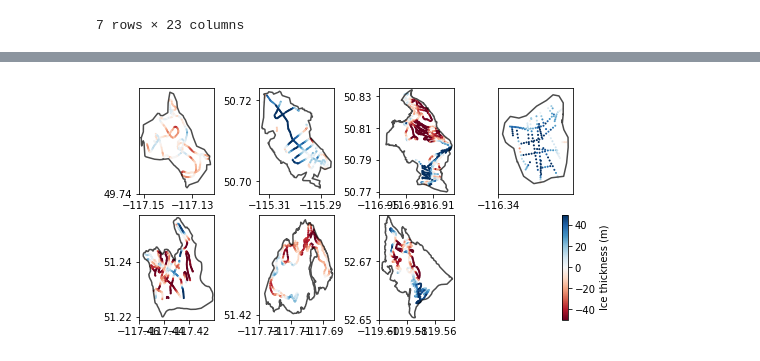
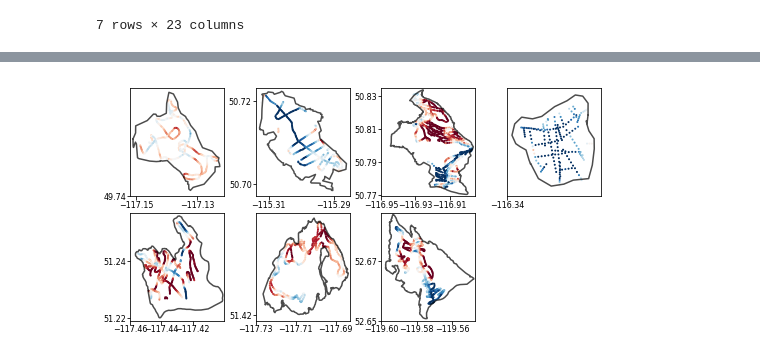
Before and after one commit to bpelto/OGGM-Columbia-Project, a Jupyter notebook: oggm_gpr_comp_plot.ipynb, the cells around one changed output, grey strips where cells are left out. Drawn from its saved outputs; the diff is of its cells as text; code cells hidden in the pictures.

```diff
--- a/oggm_gpr_comp_plot.ipynb
+++ b/oggm_gpr_comp_plot.ipynb
@@ -84,6 +78,6 @@ shape
 | 6 | RGI60-02.02171 | G243070E50807N | 20049999 | 20069999 | -116.930 | 50.8069 | 2 | 3 | 16.898 | 1855 | ... | ... |
 7 rows × 23 columns
 # %%
-df = pd.read_csv(products_dir + glacier[num] + '_MBgrad.csv')
-df['GPR-oggm']
+# df = pd.read_csv(products_dir + glacier[num] + '_MBgrad.csv')
+# df['GPR-oggm']
 # %% [output]
@@ -108,4 +85,10 @@ df['GPR-oggm']
 # %%
+font = {'family' : 'Optima',
+        'weight' : 'normal',
+        'size'   : 8}
+
+plt.rc('font', **font)
+
 f, axarr = plt.subplots(2, 4, sharey=False, sharex=False, figsize=(7,3.5))#(12, 6))
 j, k = 0, 0
 
@@ -118,35 +101,38 @@ for i in range(7):
     df = pd.read_csv(products_dir + glacier[num] + '_MBgrad.csv')  #read in csv containing inversion data
 
 #     df=DF_Final[DF_Final.index==i]
+
+    # df['GPR-oggm'] is calculated in MB_gradient_comp_1glacier_gpr
     im = axarr[j, k].scatter(df.lon, df.lat, c=df['GPR-oggm'], cmap='RdBu', vmax=50, vmin=-50, s=1.)
 #     axarr[j, k].set_title(glacier[i])
 
     x,y=shape['geometry'][GIDX[count]].exterior.xy
     axarr[j, k].plot(x,y,color='k',alpha=0.7)
 
     ymin = np.round(min(y),3) -0.001
     ymax = np.round(max(y),3) + 0.001
     xmin = np.round(min(x),3) -0.001
     xmax = np.round(max(x),3) + 0.001
 
     axarr[j, k].set_xlim(xmin, xmax )
     axarr[j, k].set_ylim(ymin, ymax )
     axarr[j, k].set_xticks(np.round(np.arange(xmin, xmax, 0.02),2))
     axarr[j, k].ticklabel_format(useOffset=False)
+    axarr[j, k].tick_params(pad=0.5)
     axarr[1, 3].axis('off')
     axarr[j, k].set_yticks(np.round(np.arange(ymin, ymax, 0.02),2))
 
     count=count+1  # work through the index
 
     k += 1
 
     if i == 3: #changed to 2, 1 worked for 2x2 panel plot
         j += 1
         k = 0
 
-plt.colorbar(im, pad=0.00, label='Ice thickness (m)')
+# plt.colorbar(im, pad=0.00, label='Ice thickness (m)')
 
 plt.tight_layout(pad=0)
-plt.savefig(products_dir + 'gpr_oggm_thick_all_cbar.pdf', dpi=300)
+plt.savefig(products_dir + 'JoG/gpr_oggm_thick_all.pdf', dpi=300)
 # %% [output]
-[figure, old version]
+[figure, new version]
```
Also changed, not shown: parts of 4 cells of this notebook.
